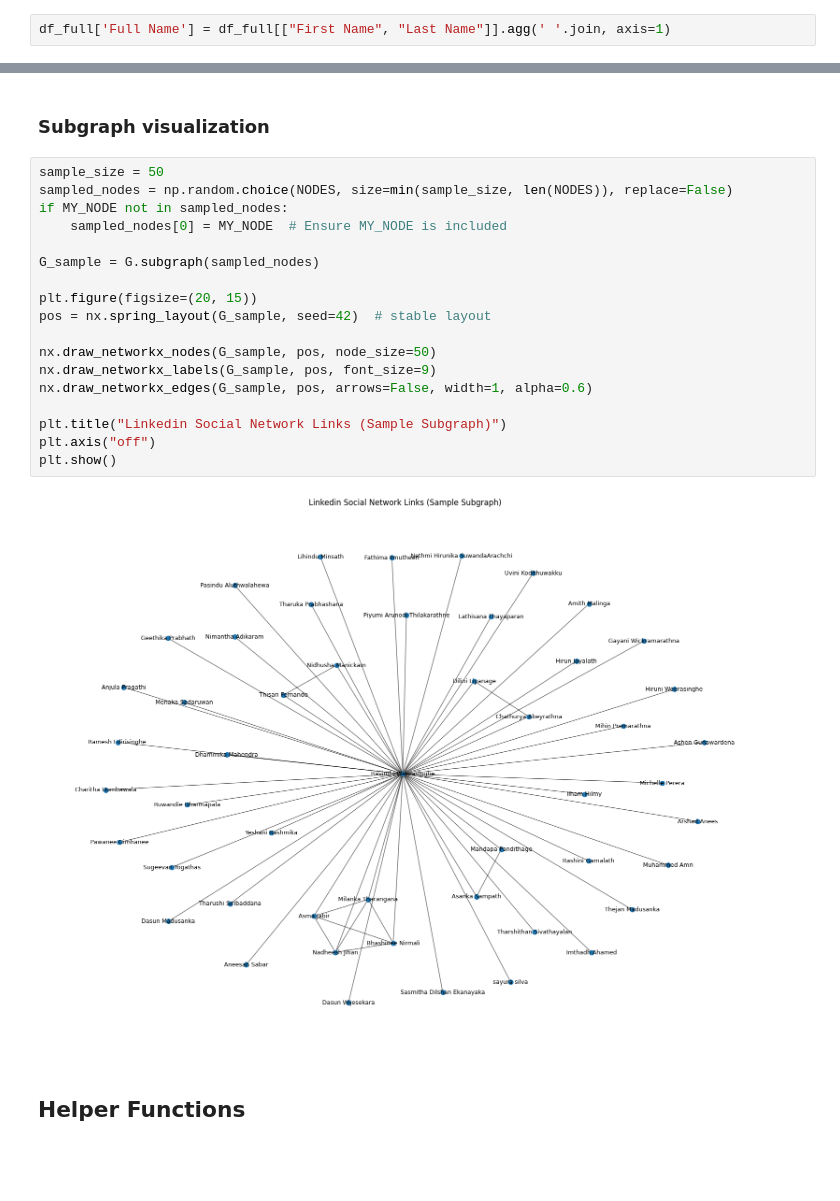
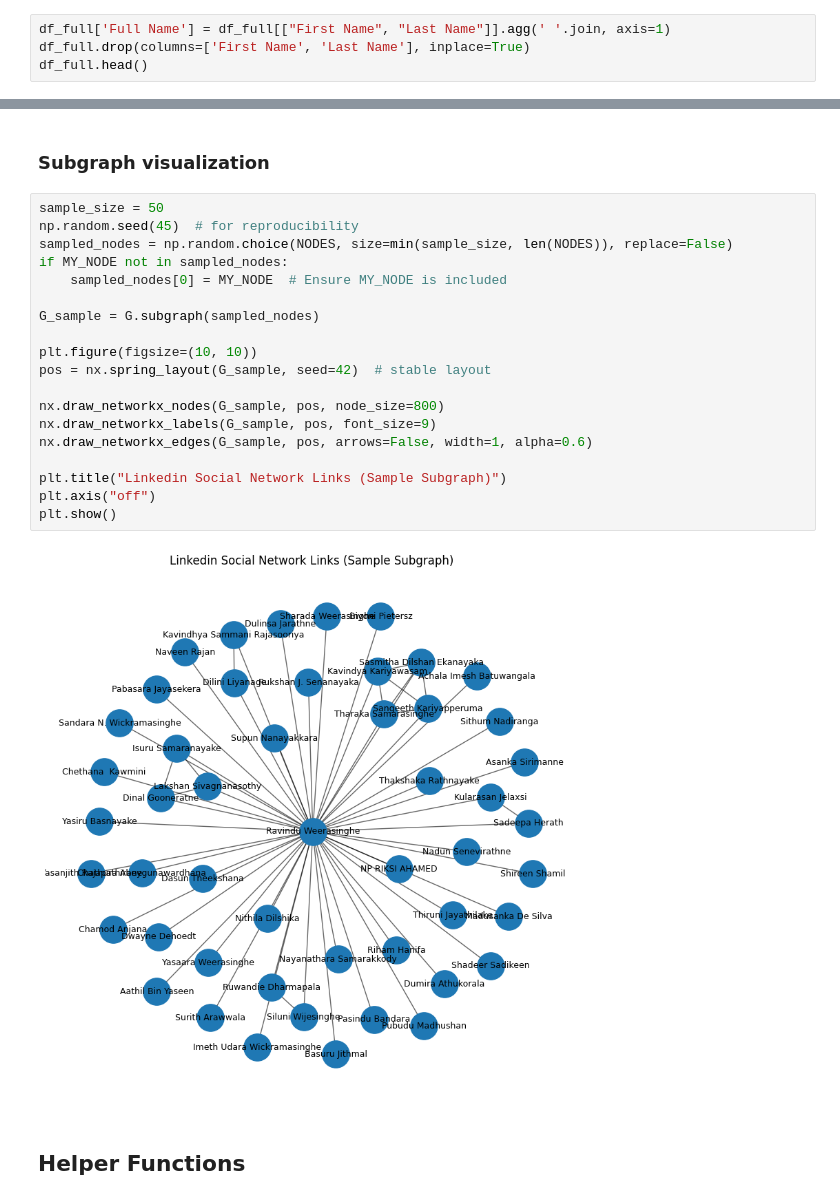
Before and after one commit to rtweera/recommender-systems-social-network-analysis, a Jupyter notebook: notebooks/social-network-analysis.ipynb, the cells around one changed output, grey strips where cells are left out. Saved outputs shown, nothing was run; the diff lists cells and outputs as text; blank space fills up the shorter version.

```diff
--- a/notebooks/social-network-analysis.ipynb
+++ b/notebooks/social-network-analysis.ipynb
@@ -73,3 +65,5 @@ DataFrame shape after dropping NA: (1427, 5)
 ### Add full name
 # %%
 df_full['Full Name'] = df_full[["First Name", "Last Name"]].agg(' '.join, axis=1)
+df_full.drop(columns=['First Name', 'Last Name'], inplace=True)
+df_full.head()
@@ -141,23 +142,24 @@ Number of edges: 11965
 ### Subgraph visualization
 # %%
 sample_size = 50
+np.random.seed(45)  # for reproducibility
 sampled_nodes = np.random.choice(NODES, size=min(sample_size, len(NODES)), replace=False)
 if MY_NODE not in sampled_nodes:
     sampled_nodes[0] = MY_NODE  # Ensure MY_NODE is included
 
 G_sample = G.subgraph(sampled_nodes)
 
-plt.figure(figsize=(20, 15))
+plt.figure(figsize=(10, 10))
 pos = nx.spring_layout(G_sample, seed=42)  # stable layout
 
-nx.draw_networkx_nodes(G_sample, pos, node_size=50)
+nx.draw_networkx_nodes(G_sample, pos, node_size=800)
 nx.draw_networkx_labels(G_sample, pos, font_size=9)
 nx.draw_networkx_edges(G_sample, pos, arrows=False, width=1, alpha=0.6)
 
 plt.title("Linkedin Social Network Links (Sample Subgraph)")
 plt.axis("off")
 plt.show()
 # %% [output]
-[figure, old version]
+[figure, new version]
 # %% [markdown]
 ## Helper Functions
```
Also changed, not shown: parts of 16 cells of this notebook.
